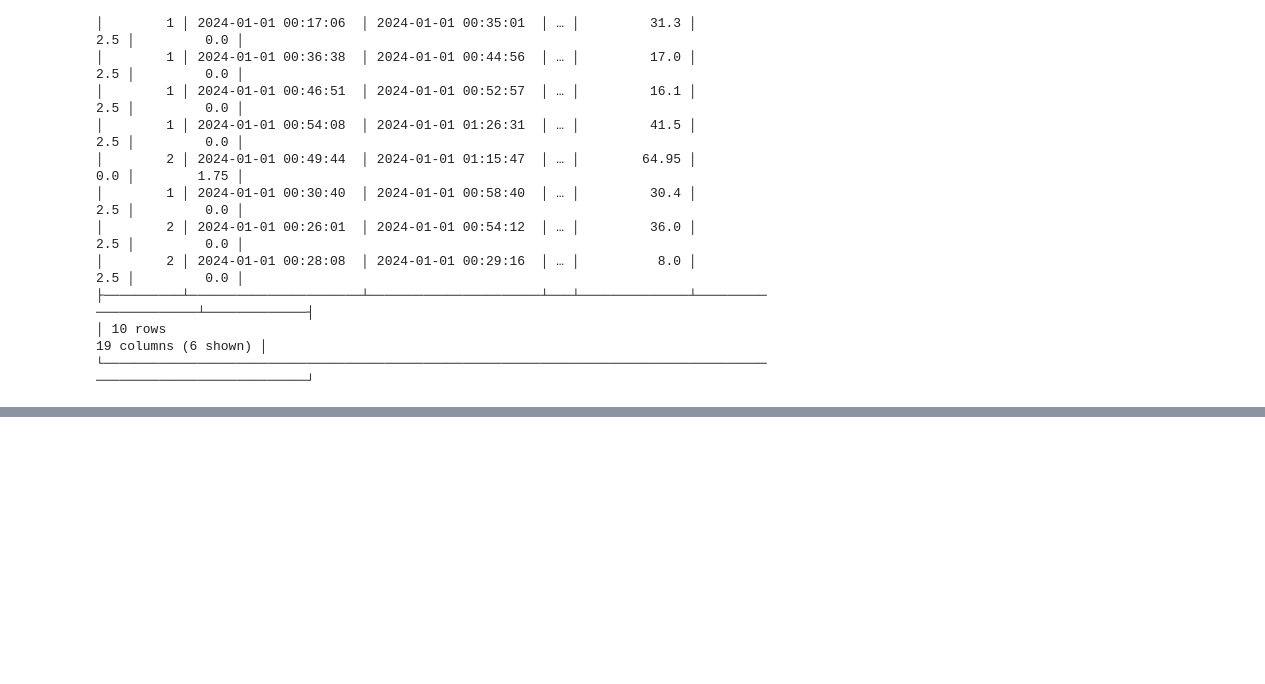
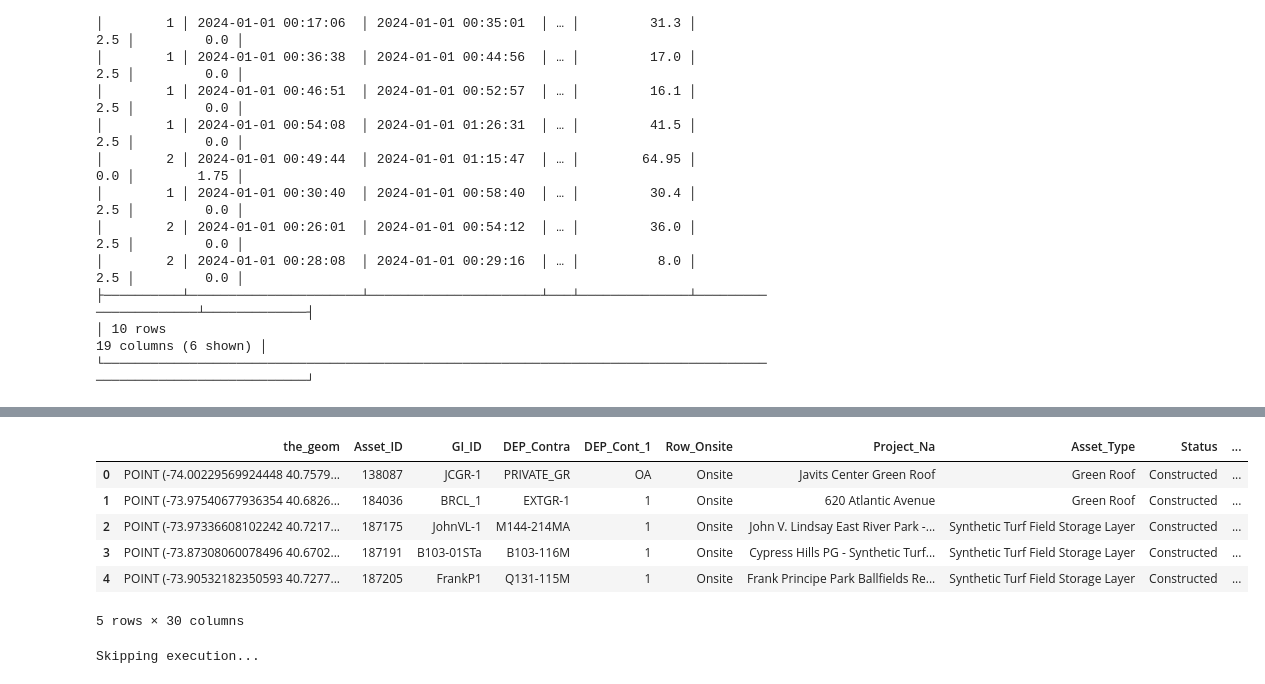
Before and after one commit to mebauer/duckdb-python-basics, a Jupyter notebook: duckdb-python-basics.ipynb, the cells around one changed output, grey strips where cells are left out. Saved outputs shown, nothing was run; the diff lists cells and outputs as text; code cells hidden in the pictures; blank space fills up the shorter version.

```diff
--- a/duckdb-python-basics.ipynb
+++ b/duckdb-python-basics.ipynb
@@ -362,0 +443,20 @@ con.sql(
+# %%
+%%sql
+SELECT *
+FROM "data/green_infrastructure.csv"
+WHERE Asset_Area > 100000
+LIMIT 5;
+# %% [output]
+|  | the_geom | Asset_ID | GI_ID | DEP_Contra | DEP_Cont_1 | Row_Onsite | Project_Na | Asset_Type | Status | ... |
+| 0 | POINT (-74.00229569924448 40.7579... | 138087 | JCGR-1 | PRIVATE_GR | OA | Onsite | Javits Center Green Roof | Green Roof | Constructed | ... |
+| 1 | POINT (-73.97540677936354 40.6826... | 184036 | BRCL_1 | EXTGR-1 | 1 | Onsite | 620 Atlantic Avenue | Green Roof | Constructed | ... |
+| 2 | POINT (-73.97336608102242 40.7217... | 187175 | JohnVL-1 | M144-214MA | 1 | Onsite | John V. Lindsay East River Park -... | Synthetic Turf Field Storage Layer | Constructed | ... |
+| 3 | POINT (-73.87308060078496 40.6702... | 187191 | B103-01STa | B103-116M | 1 | Onsite | Cypress Hills PG - Synthetic Turf... | Synthetic Turf Field Storage Layer | Constructed | ... |
+| 4 | POINT (-73.90532182350593 40.7277... | 187205 | FrankP1 | Q131-115M | 1 | Onsite | Frank Principe Park Ballfields Re... | Synthetic Turf Field Storage Layer | Constructed | ... |
+5 rows × 30 columns
+# %%
+%%sql --save green_infra --no-execute
+SELECT *
+FROM "data/green_infrastructure.csv";
+# %% [output]
+Skipping execution...
```
Also changed, not shown: parts of 32 cells of this notebook, 2 other files.
